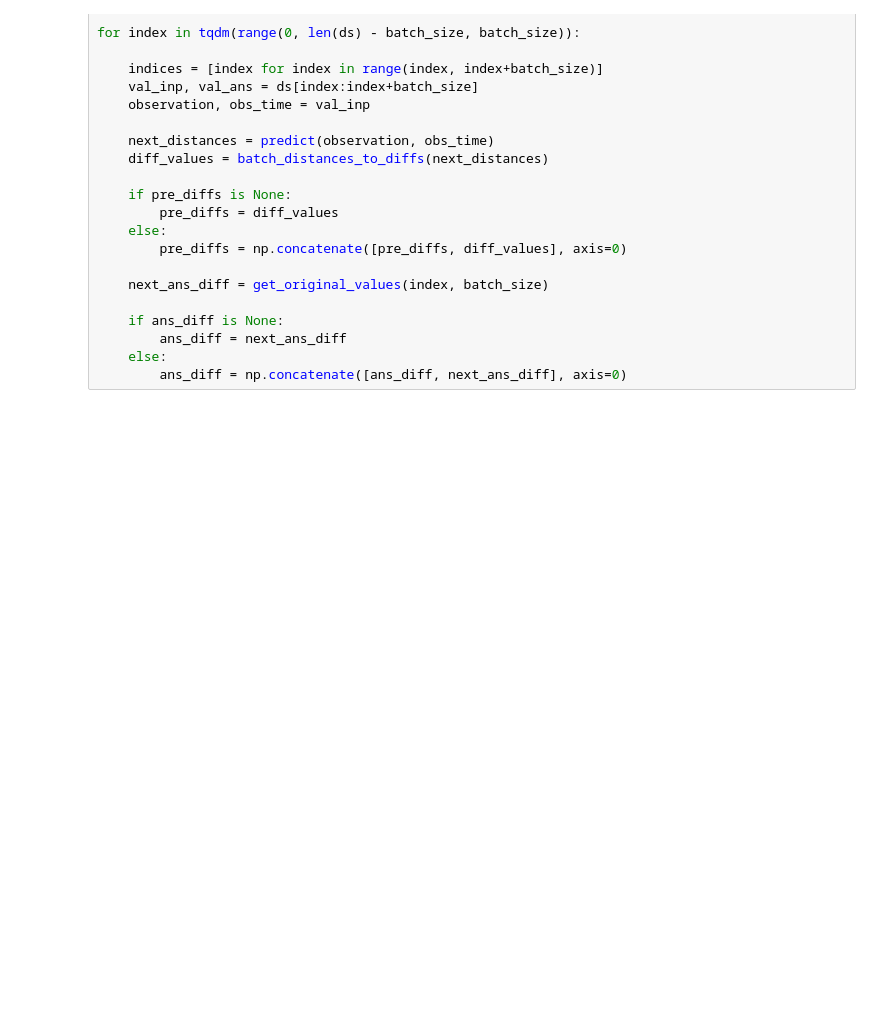
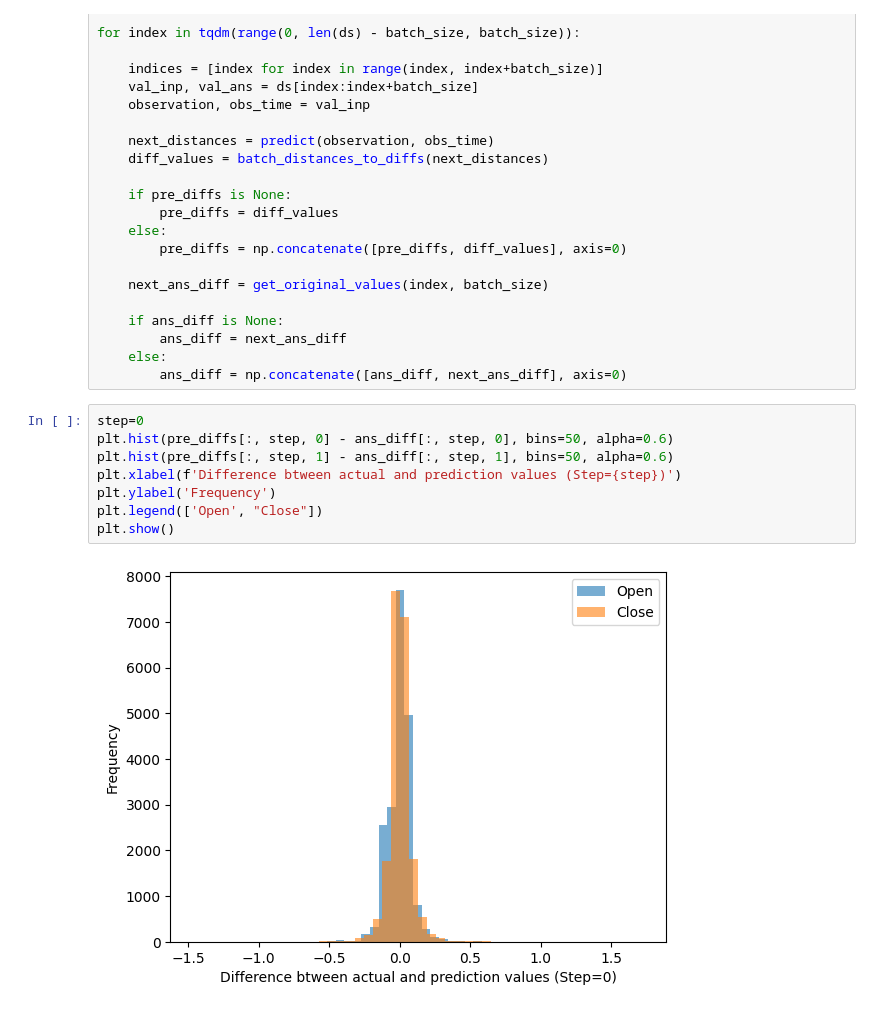
Before and after one commit to Naradice/stocknet_study, a Jupyter notebook: Models/Transformer/ClusterDistanceTransformer.ipynb, the cells around one changed output. Drawn from its saved outputs; the diff is of its cells as text; blank space fills up the shorter version.

```diff
--- a/Models/Transformer/ClusterDistanceTransformer.ipynb
+++ b/Models/Transformer/ClusterDistanceTransformer.ipynb
@@ -1374,3 +1482,13 @@ for index in tqdm(range(0, len(ds) - batch_size, batch_size)):
         ans_diff = next_ans_diff
     else:
         ans_diff = np.concatenate([ans_diff, next_ans_diff], axis=0)
+# %%
+step=0
+plt.hist(pre_diffs[:, step, 0] - ans_diff[:, step, 0], bins=50, alpha=0.6)
+plt.hist(pre_diffs[:, step, 1] - ans_diff[:, step, 1], bins=50, alpha=0.6)
+plt.xlabel(f'Difference btween actual and prediction values (Step={step})')
+plt.ylabel('Frequency')
+plt.legend(['Open', "Close"])
+plt.show()
+# %% [output]
+[figure, added]
```
Also changed, not shown: parts of 38 cells of this notebook.
